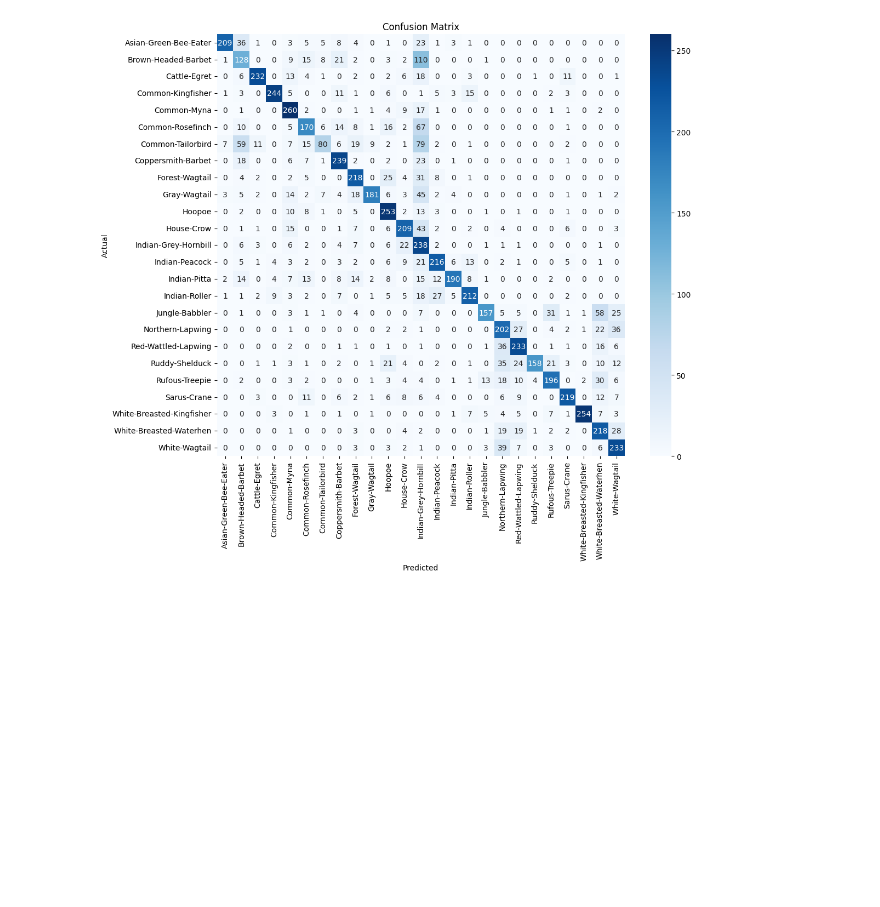
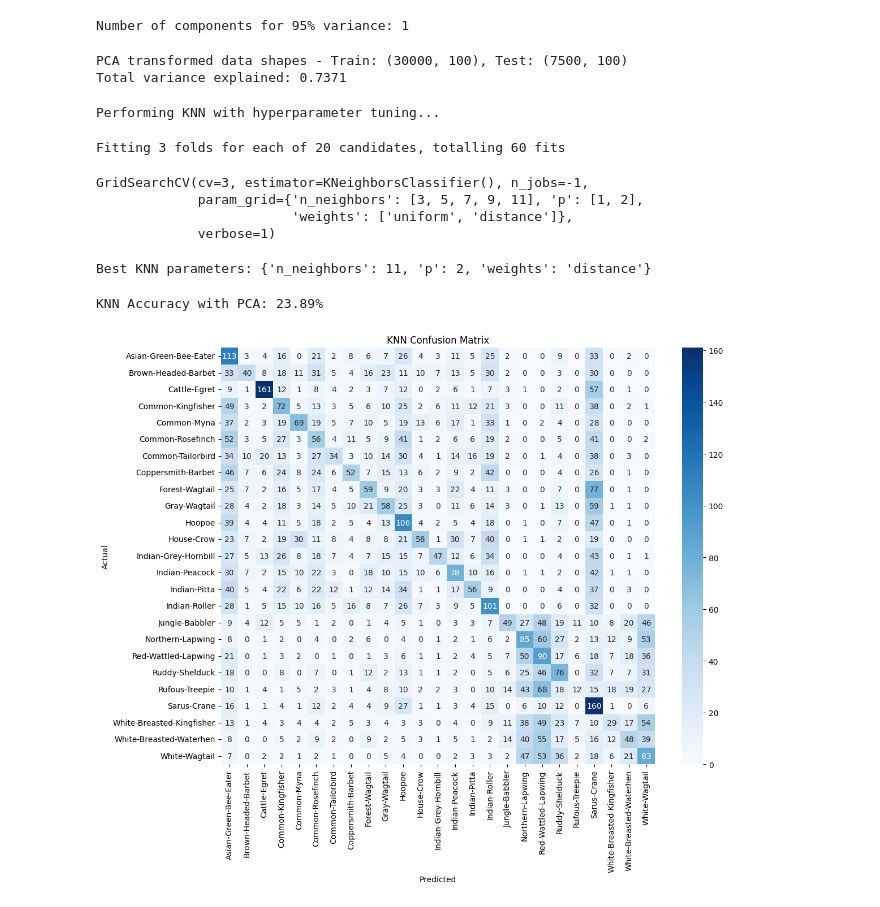
Before and after one commit to Shashank-143/Indian-Birds-Classification, a Jupyter notebook: Indian Birds Classification.ipynb, the cells around one changed output. Cells and saved outputs as stored; diff of their text form; code cells hidden in the pictures; blank space fills up the shorter version.

```diff
--- a/Indian Birds Classification.ipynb
+++ b/Indian Birds Classification.ipynb
@@ -193,16 +423,66 @@ plot_images(test_images, test_labels, label_dict, 'Testing Images')
+# %%
+# Find optimal number of components for 95% variance
+n_components_95 = np.argmax(np.cumsum(pca_full.explained_variance_ratio_) >= 0.95) + 1
+print(f"Number of components for 95% variance: {n_components_95}")
+# %% [output]
+Number of components for 95% variance: 1
+# %%
+# Apply PCA for KNN with memory optimization
+train_pca = pca_full.transform(train_images_scaled.astype(np.float32))
+test_pca = pca_full.transform(test_images_scaled.astype(np.float32))
+
+print(f"PCA transformed data shapes - Train: {train_pca.shape}, Test: {test_pca.shape}")
+print(f"Total variance explained: {np.sum(pca_full.explained_variance_ratio_):.4f}")
+# %% [output]
+PCA transformed data shapes - Train: (30000, 100), Test: (7500, 100)
+Total variance explained: 0.7371
+# %%
+# Improved KNN approach with hyperparameter tuning
+print("Performing KNN with hyperparameter tuning...")
+# Grid search for optimal KNN parameters
+param_grid = {
+    'n_neighbors': [3, 5, 7, 9, 11],
+    'weights': ['uniform', 'distance'],
+    'p': [1, 2]  # p=1 for Manhattan, p=2 for Euclidean
+}   #Manhattan does only x and y axis whereas Euclidean includes the z axis too
+# %% [output]
+Performing KNN with hyperparameter tuning...
+# %%
+knn = KNeighborsClassifier()
+grid_search = GridSearchCV(knn, param_grid, cv=3, n_jobs=-1, verbose=1)
+grid_search.fit(train_pca, train_labels)
+# %% [output]
+Fitting 3 folds for each of 20 candidates, totalling 60 fits
+GridSearchCV(cv=3, estimator=KNeighborsClassifier(), n_jobs=-1,
+             param_grid={'n_neighbors': [3, 5, 7, 9, 11], 'p': [1, 2],
+                         'weights': ['uniform', 'distance']},
+             verbose=1)
+# %%
+# Get best parameters
+print(f"Best KNN parameters: {grid_search.best_params_}")
+knn_best = grid_search.best_estimator_
+# %% [output]
+Best KNN parameters: {'n_neighbors': 11, 'p': 2, 'weights': 'distance'}
+# %%
+# Evaluate KNN on test data
+knn_predictions = knn_best.predict(test_pca)
+knn_accuracy = accuracy_score(test_labels, knn_predictions)
+print(f'KNN Accuracy with PCA: {knn_accuracy * 100:.2f}%')
+# %% [output]
+KNN Accuracy with PCA: 23.89%
 # %%
-from sklearn.metrics import confusion_matrix
-import seaborn as sns
-
-# Compute confusion matrix
-conf_matrix = confusion_matrix(test_labels, test_predictions_labels)
-
-# Plot confusion matrix
+# Generate KNN confusion matrix
+knn_conf_matrix = confusion_matrix(test_labels, knn_predictions)
 plt.figure(figsize=(12, 10))
-sns.heatmap(conf_matrix, annot=True, fmt='d', cmap='Blues', xticklabels=label_dict.keys(), yticklabels=label_dict.keys())
+sns.heatmap(knn_conf_matrix, annot=True, fmt='d', cmap='Blues',
+            xticklabels=list(label_dict.keys()),
+            yticklabels=list(label_dict.keys()))
 plt.xlabel('Predicted')
 plt.ylabel('Actual')
-plt.title('Confusion Matrix')
+plt.title('KNN Confusion Matrix')
+plt.xticks(rotation=90)
+plt.yticks(rotation=0)
+plt.tight_layout()
 plt.show()
 # %% [output]
-[figure, old version]
+[figure, new version]
```
Also changed, not shown: parts of 26 cells of this notebook, 2 other files.
